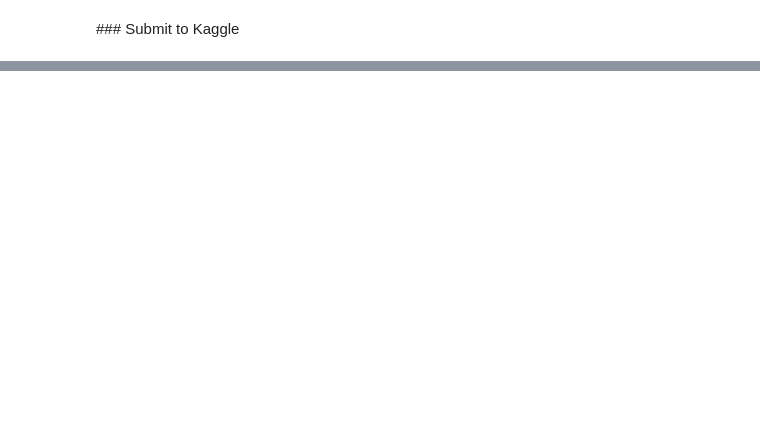
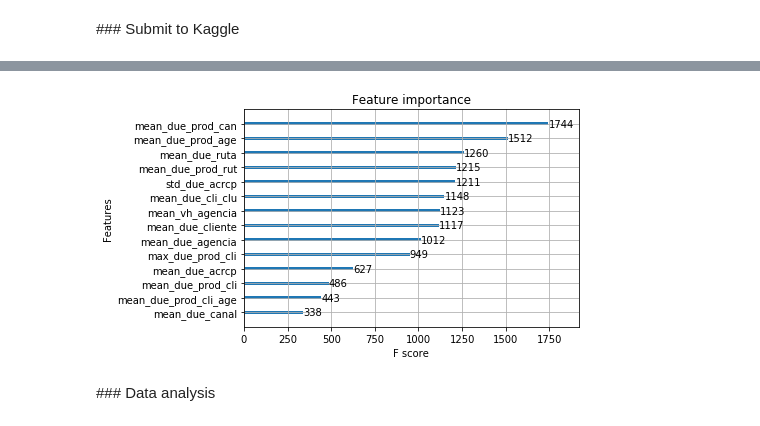
Before and after one commit to hervelao/bakery-products, a Jupyter notebook: shared_notebooks/07-xgboost-model-2.ipynb, the cells around one changed output, grey strips where cells are left out. Saved outputs shown, nothing was run; the diff lists cells and outputs as text; code cells hidden in the pictures; blank space fills up the shorter version.

```diff
--- a/shared_notebooks/07-xgboost-model-2.ipynb
+++ b/shared_notebooks/07-xgboost-model-2.ipynb
@@ -70,0 +105,10 @@ submit_df = submit_model(processed_test_df, model, "result_4")
+# %%
+from xgboost import plot_importance
+
+# plot feature importance
+plot_importance(loaded_model)
+plt.show()
+# %% [output]
+[figure, added]
+# %% [markdown]
+### Data analysis
```
Also changed, not shown: parts of 17 cells of this notebook, 4 other files.
